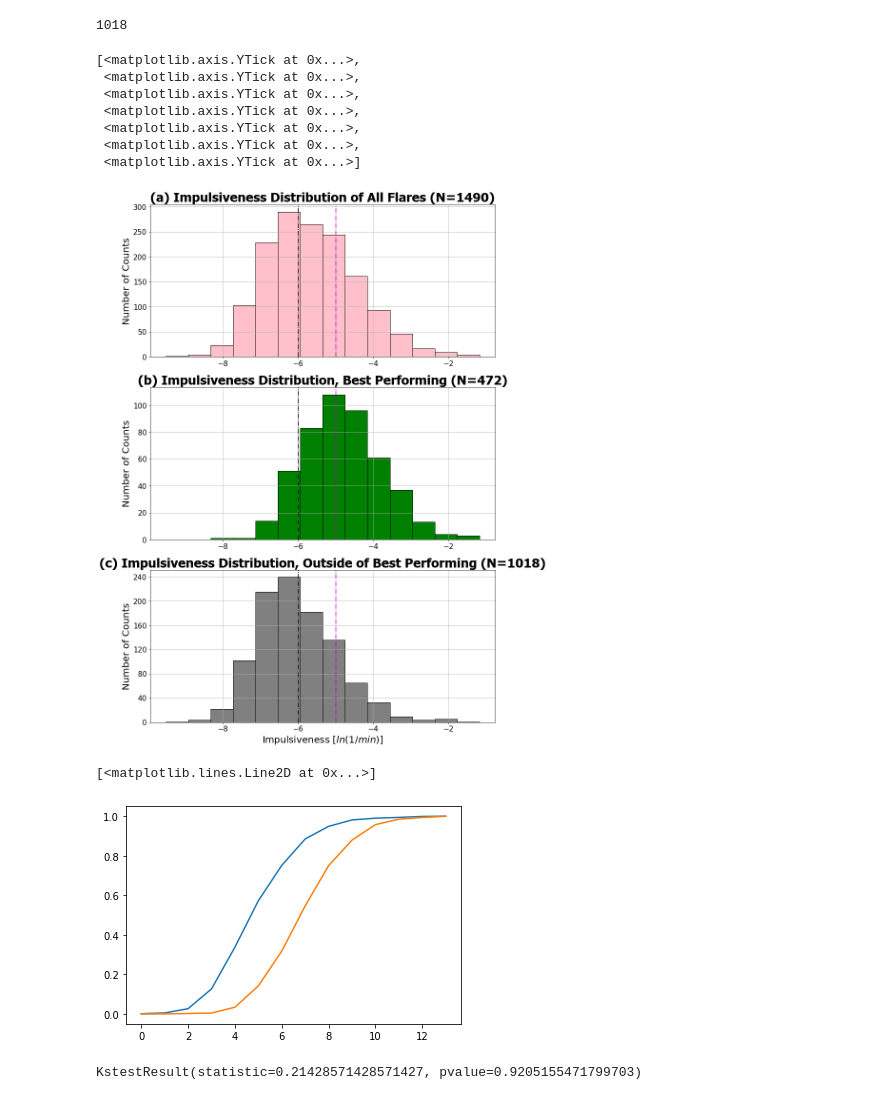
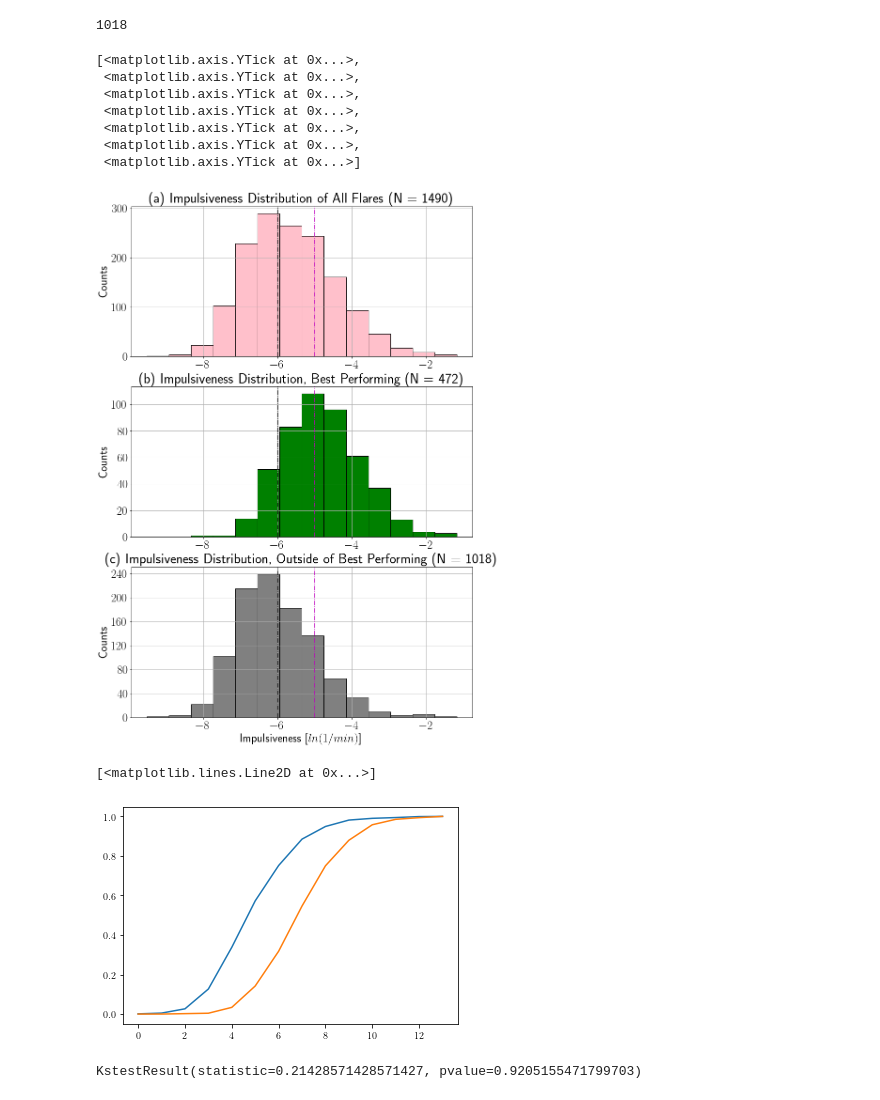
Before and after one commit to coletamburri2112/imp_dev, a Jupyter notebook: fit_imp_distribution_relative.ipynb, the cells around one changed output. Saved outputs shown, nothing was run; the diff lists cells and outputs as text; code cells hidden in the pictures.

Commit message:
font/color/etc. changes to distribution plots

```diff
--- a/fit_imp_distribution_relative.ipynb
+++ b/fit_imp_distribution_relative.ipynb
@@ -8,6 +8,10 @@ import pandas as pd
 # %%
 filename = '/Users/owner/Desktop/Oct_2022_Imp/imp_dev/all_and_best_Oct_2022.mat'
 dat = sio.loadmat(filename)
+# %%
+plt.rcParams['text.usetex']=True
+plt.rcParams['font.family']='sans-serif'
+plt.rcParams['font.sans-serif'] = ['Tahoma']
 # %%
 all_imp = dat['curly_Is_relative']
 best_imp_arr = dat['curly_Is_relative_best']
@@ -85,38 +89,40 @@ len(not_best_imp_nonan)
 # %%
 fig,[ax1,ax2,ax3] = plt.subplots(3,1,figsize = [13,20])
 f = ax2.hist(best_imp_nonan,bins=edges,facecolor='green',edgecolor='black')
 g = ax3.hist(not_best_imp_nonan,bins=edges,facecolor='gray',edgecolor='black')
 h = ax1.hist(all_imp_nonan,bins=edges,facecolor='pink',edgecolor='black')
 
 ax2.grid()
 ax3.grid()
 ax1.grid()
-ax3.set_xlabel('Impulsiveness [$ln(1/min)$]',fontsize=20)
-ax2.set_ylabel('Number of Counts',fontsize=20)
-ax3.set_ylabel('Number of Counts',fontsize=20)
-ax1.set_ylabel('Number of Counts',fontsize=20)
-ax2.set_title('(b) Impulsiveness Distribution, Best Performing (N=472)',font='Tahoma',fontsize=27,fontweight='bold')
-ax3.set_title('(c) Impulsiveness Distribution, Outside of Best Performing (N=1018)',font='Tahoma',fontsize=27,fontweight='bold')
-ax1.set_title('(a) Impulsiveness Distribution of All Flares (N=1490)',font='Tahoma',fontsize=27,fontweight='bold')
-ax2.tick_params(axis='both', which='major', labelsize=15)
-ax3.tick_params(axis='both', which='major', labelsize=15)
-ax1.tick_params(axis='both', which='major', labelsize=15)
+
+
+ax2.set_title('(b) Impulsiveness Distribution, Best Performing (N = 472)',font='Tahoma',fontsize=30,fontweight='bold')
+ax3.set_title('(c) Impulsiveness Distribution, Outside of Best Performing (N = 1018)',font='Tahoma',fontsize=30,fontweight='bold')
+ax1.set_title('(a) Impulsiveness Distribution of All Flares (N = 1490)',font='Tahoma',fontsize=30,fontweight='bold')
+ax2.tick_params(axis='both', which='major', labelsize=25)
+ax3.tick_params(axis='both', which='major', labelsize=25)
+ax1.tick_params(axis='both', which='major', labelsize=25)
+ax2.set_ylabel('Counts',fontsize=25)
+ax3.set_ylabel('Counts',fontsize=25)
+ax1.set_ylabel('Counts',fontsize=25)
+ax3.set_xlabel('Impulsiveness [$ln(1/min)$]',fontsize=25)
 ax1.axvline(-6,c='k',ls='dashdot')
 ax1.axvline(-5,c='m',ls='dashdot')
 ax2.axvline(-6,c='k',ls='dashdot')
 ax2.axvline(-5,c='m',ls='dashdot')
 ax3.axvline(-6,c='k',ls='dashdot')
 ax3.axvline(-5,c='m',ls='dashdot')
 ax3.set_yticks(np.linspace(0,240,7))
 # %% [output]
 [<matplotlib.axis.YTick at 0x...>,
  <matplotlib.axis.YTick at 0x...>,
  <matplotlib.axis.YTick at 0x...>,
  <matplotlib.axis.YTick at 0x...>,
  <matplotlib.axis.YTick at 0x...>,
  <matplotlib.axis.YTick at 0x...>,
  <matplotlib.axis.YTick at 0x...>]
-[figure, old version]
+[figure, new version]
 # %%
 # ks test comparison:
 
@@ -141,7 +147,7 @@ plt.plot(notbestcdf)
 plt.plot(bestcdf)
 # %% [output]
 [<matplotlib.lines.Line2D at 0x...>]
-[figure, old version]
+[figure, new version]
 # %%
 result = stats.ks_2samp(notbestcdf,bestcdf)
 result
```
Also changed, not shown: parts of 42 cells of this notebook.
